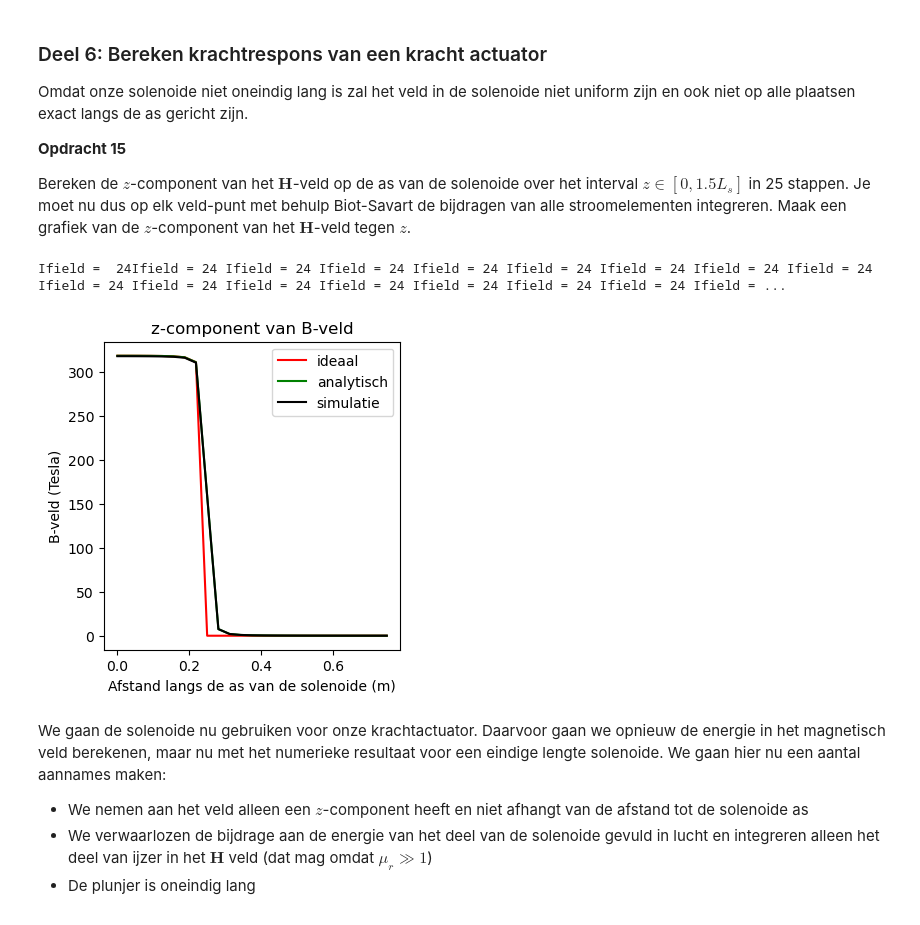
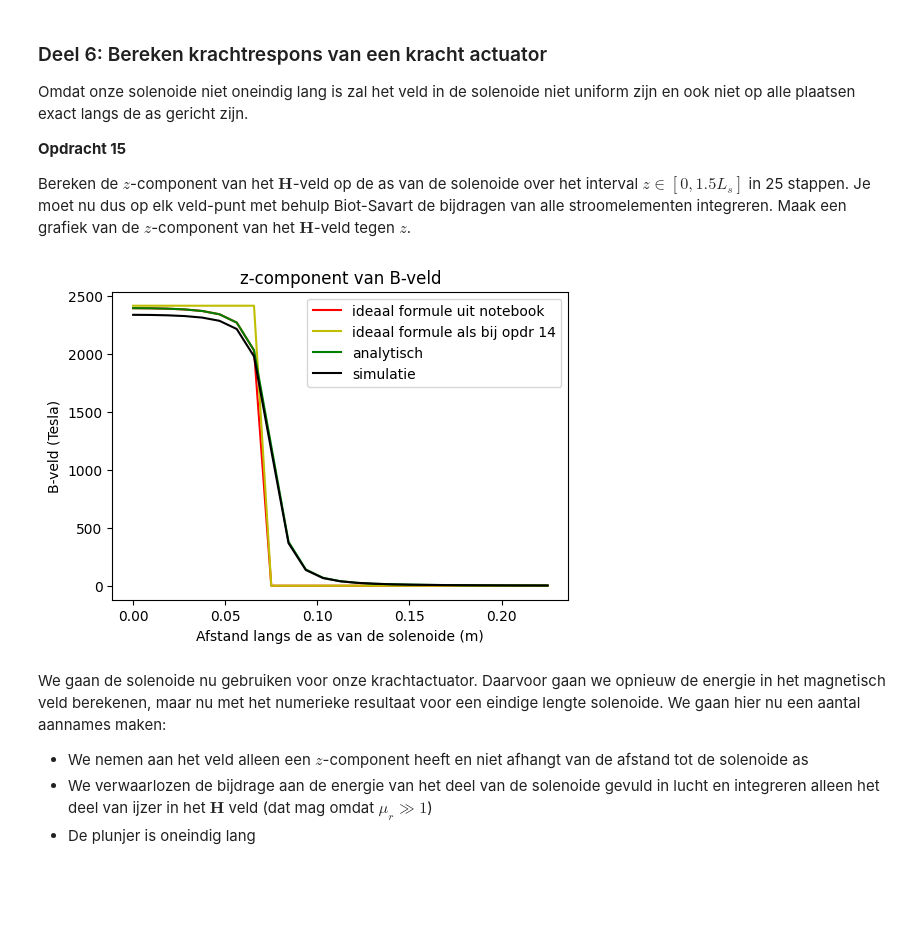
Before and after one commit to IshaSchneiders/opdrachten-DEF-D-Isha_Schneiders, a Jupyter notebook: DigitaleOntwerpopdrachten/2KrachtactuatorOpdracht/2KrachtactuatorOpdracht/KrachtactuatorOpdracht.ipynb, the cells around one changed output. Cells and saved outputs as stored; diff of their text form; code cells hidden in the pictures; blank space fills up the shorter version.

Commit message:
opdr 17 tm 19 af

```diff
--- a/DigitaleOntwerpopdrachten/2KrachtactuatorOpdracht/2KrachtactuatorOpdracht/KrachtactuatorOpdracht.ipynb
+++ b/DigitaleOntwerpopdrachten/2KrachtactuatorOpdracht/2KrachtactuatorOpdracht/KrachtactuatorOpdracht.ipynb
@@ -554,9 +554,9 @@ b. Bereken de $x$, $y$ en $z$ coordinaten.\
 c. Bereken de spoed, in eenheden van aantal omwentelingen per meter, en print dit.
 # %%
 #stel voor het deurslot
-l_draad = 10 # Lengte draad
+l_draad = 3.8 # Lengte draad
 r_sol = 0.01 # Straal solenoide
-L_sol = 0.5  # Lengte solenoide
+L_sol = 0.15 # Lengte solenoide
 N_wikkelingen = (l_draad/(2*np.pi*r_sol))# Aantal wikkeling
 
 #x,y,z:
@@ -617,47 +617,54 @@ Omdat onze solenoide niet oneindig lang is zal het veld in de solenoide niet uni
 
 Bereken de $z$-component van het $\mathbf{H}$-veld op de as van de solenoide over het interval $z \in [0, 1.5L_s]$ in 25 stappen. Je moet nu dus op elk veld-punt met behulp Biot-Savart de bijdragen van alle stroomelementen integreren. Maak een grafiek van de $z$-component van het $\mathbf{H}$-veld tegen $z$.
 # %%
+
+
+
+stappen=1000
+L_sol=0.15
 n_ax=25
 z_ax=np.linspace(0, 1.5*L_sol, n_ax)
 H_ax=np.zeros(n_ax)
-
+I=6
 
 x_source,y_source,z_source=parametrisatie(stappen,r_sol,N_wikkelingen,L_sol)
 
 r_source=np.array([x_source,y_source,z_source]) #matrix met coordinaten
 dl=r_source[:,1:]-r_source[:,:-1] #dl vector door het verschil te berekenent tussen twee opeenvolgede punten
 
 for i_field in range(n_ax):
-    print(f"\rIfield =  {i_field}", end="") # Print welk element van het veld nu berekend wordt.
+    #print(f"\rIfield =  {i_field}", end="") # Print welk element van het veld nu berekend wordt.
     r_field=np.array([0,0,z_ax[i_field]], dtype='float64') #we willen het veld in het midden van de spoel, dus de oorsprong
     Hsimulated=np.array([0,0,0], dtype='float64')
     for i_source in np.arange(1, stappen-1):
         # Bepaal dl en r_source en gebruik
         Hsimulated += field_current_element(r_field, r_source[:,i_source], dl[:,i_source], I)
-        print(f"Ifield = {i_field} ", end="")
+        #print(f"Ifield = {i_field} ", end="")
 
     # selecting the z-component
     H_ax[i_field]=Hsimulated[2]
+
 
 
 # dit is nog een aardige analytische uitdrukking die je kan uitrekenen voor de z-component op de as van een solenoide met eindige lengte
 H_veld_analytisch=(N_wikkelingen*I/L_sol/2)*((L_sol/2-z_ax)/np.sqrt((z_ax- L_sol/2)**2 + r_sol**2)+(L_sol/2+z_ax)/np.sqrt((z_ax+ L_sol/2)**2 + r_sol**2))
 
 H_veld_ideaal=H_veld_analytisch*np.ones(n_ax)*(1.0*(z_ax < L_sol/2))
+H_veld_ideaal1=spoed*I*np.ones(n_ax)*(1.0*(z_ax < L_sol/2))
 
-plt.figure(figsize=[13,4])
+plt.figure(figsize=[20,4])
 plt.subplot(131)
 plt.title('z-component van B-veld')
-plt.plot(z_ax, H_veld_ideaal, '-r', label='ideaal')
+plt.plot(z_ax, H_veld_ideaal, '-r', label='ideaal formule uit notebook')
+plt.plot(z_ax, H_veld_ideaal1, '-y', label='ideaal formule als bij opdr 14')
 plt.plot(z_ax, H_veld_analytisch, '-g', label='analytisch')
 plt.plot(z_ax, H_ax, '-k', label='simulatie')
-plt.legend()
+plt.legend(loc='upper right')
 plt.xlabel('Afstand langs de as van de solenoide (m)')
 plt.ylabel('B-veld (Tesla)')
 plt.show()
 # %% [output]
-Ifield =  24Ifield = 24 Ifield = 24 Ifield = 24 Ifield = 24 Ifield = 24 Ifield = 24 Ifield = 24 Ifield = 24 Ifield = 24 Ifield = 24 Ifield = 24 Ifield = 24 Ifield = 24 Ifield = 24 Ifield = 24 Ifield = ...
-[figure, old version]
+[figure, new version]
 # %% [markdown]
 We gaan de solenoide nu gebruiken voor onze krachtactuator. Daarvoor gaan we opnieuw de energie in het magnetisch veld berekenen, maar nu met het numerieke resultaat voor een eindige lengte solenoide. We gaan hier nu een aantal aannames maken:
 * We nemen aan het veld alleen een $z$-component heeft en niet afhangt van de afstand tot de solenoide as
```
Also changed, not shown: parts of 13 cells of this notebook.
